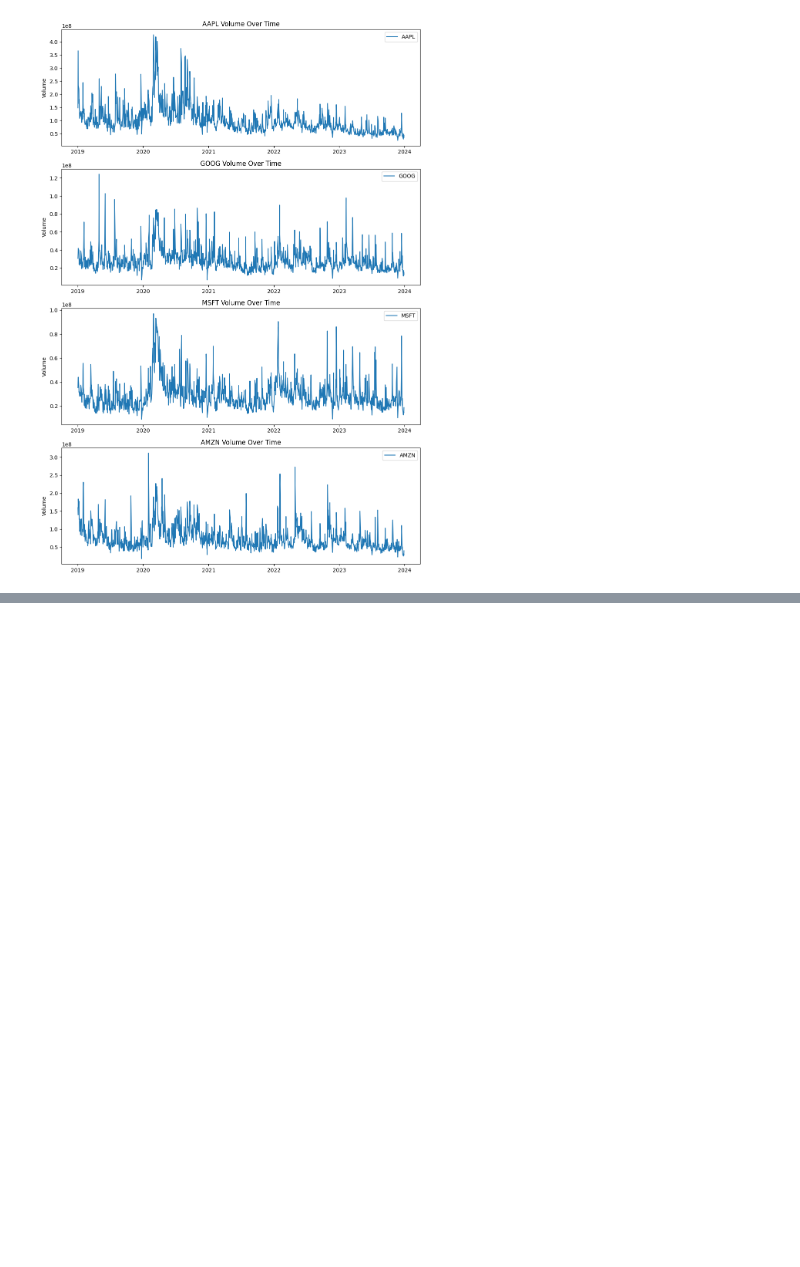
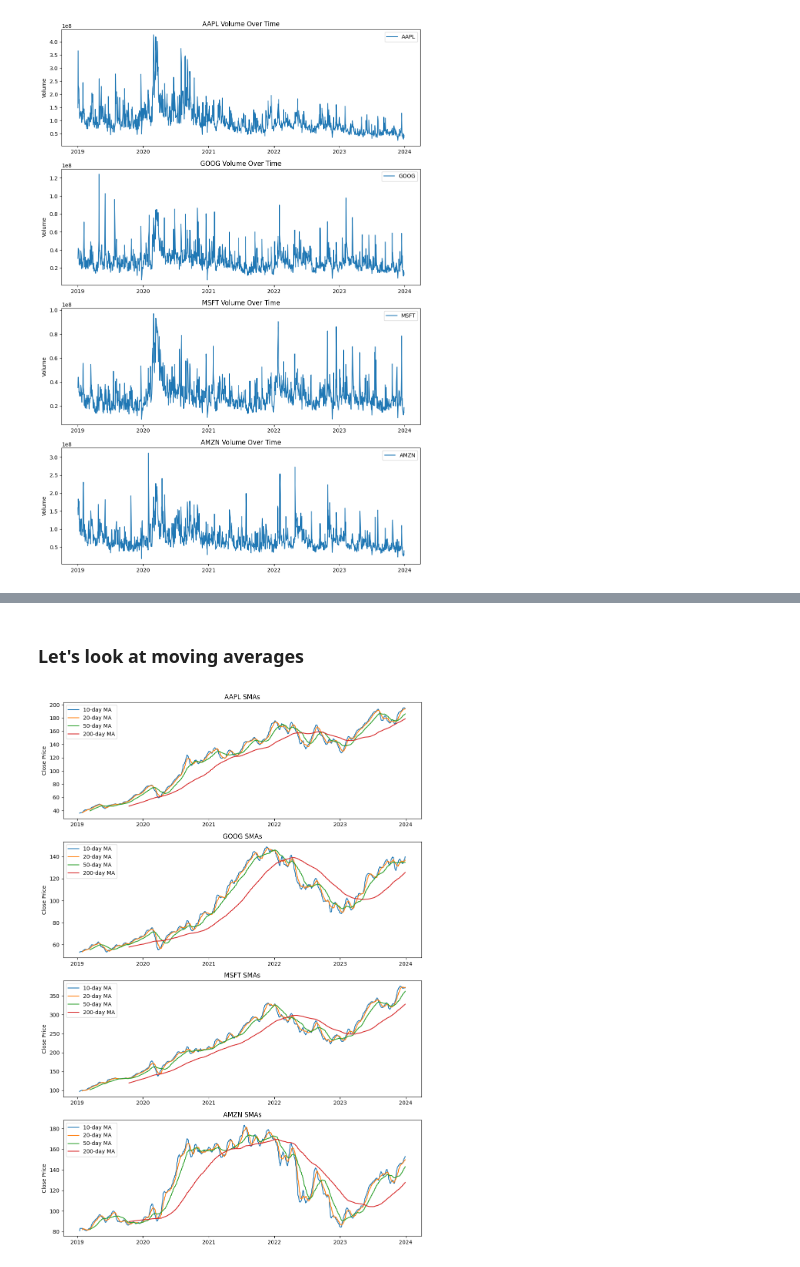
Before and after one commit to jhuan35/jpmc-qr-mentorship, a Jupyter notebook: lstm.ipynb, the cells around one changed output, grey strips where cells are left out. Saved outputs shown, nothing was run; the diff lists cells and outputs as text; code cells hidden in the pictures; blank space fills up the shorter version.

```diff
--- a/lstm.ipynb
+++ b/lstm.ipynb
@@ -133,0 +183,5 @@ for i, ticker in enumerate(historical_data):
+# %%
+# Let's view average daily return for each stock
+for i, ticker in enumerate(historical_data):
+    print(f"{ticker}\n--------------------------------------------------------------")
+    print(f"Average daily return: {historical_data[ticker]['Daily Return'].mean()}\n")
@@ -133,0 +204,18 @@ for i, ticker in enumerate(historical_data):
+# %% [markdown]
+### Let's look at moving averages
+# %%
+ma_periods = [10, 20, 50, 200]
+for ma_period in ma_periods:
+    for ticker in ticker_symbols:
+        historical_data[ticker][f"{ma_period}-day MA"] = historical_data[ticker]['Close'].rolling(ma_period).mean()
+# %%
+fig, axs = plt.subplots(4, 1, figsize=(12, 18), sharex=False)
+
+for i, ticker in enumerate(historical_data):
+    for ma_period in ma_periods:
+        axs[i].plot(historical_data[ticker].index, historical_data[ticker][f"{ma_period}-day MA"], label=f'{ma_period}-day MA')
+    axs[i].set_title(f'{ticker} SMAs')
+    axs[i].set_ylabel('Close Price')
+    axs[i].legend()
+# %% [output]
+[figure, added]
```
Also changed, not shown: parts of 11 cells of this notebook, 1 other file.
